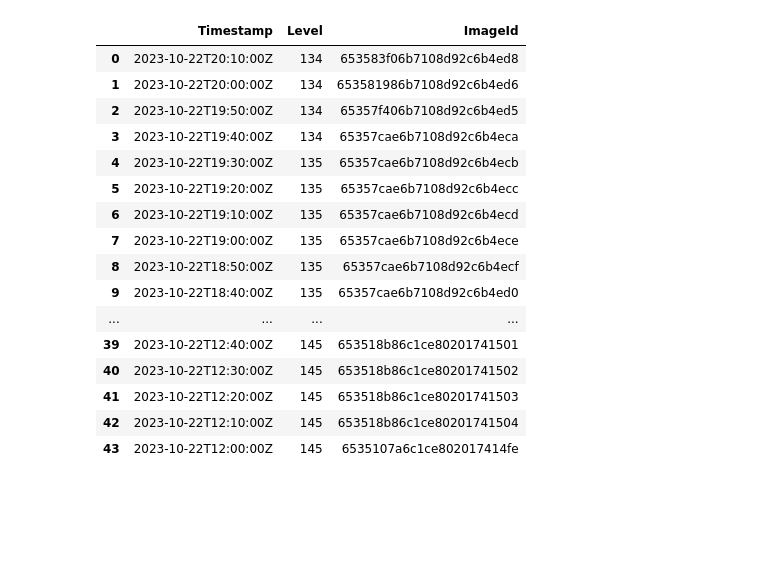
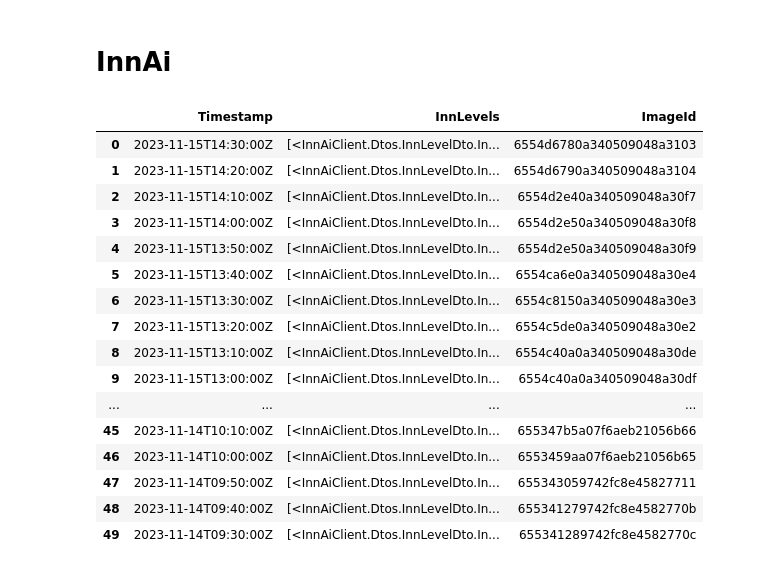
Before and after one commit to bauerjakob/innai-train, a Jupyter notebook: innai/main.ipynb, the cells around one changed output. Drawn from its saved outputs; the diff is of its cells as text; code cells hidden in the pictures; blank space fills up the shorter version.

Commit message:
Updated python client

```diff
--- a/innai/main.ipynb
+++ b/innai/main.ipynb
@@ -1 +1,3 @@
+# %% [markdown]
+# InnAi
 # %%
@@ -11,22 +7,25 @@ def LoadData() -> np.array:
+# %%
+innAiClient = InnAiClient("http://localhost:5294")
 # %%
-data = LoadData()
+data = np.array(innAiClient.GetData(50))
 
 dataFrame = pd.DataFrame.from_records([x.__dict__ for x in data])
+dataFrame
 # %% [output]
-|  | Timestamp | Level | ImageId |
-| 0 | 2023-10-22T20:10:00Z | 134 | 653583f06b7108d92c6b4ed8 |
-| 1 | 2023-10-22T20:00:00Z | 134 | 653581986b7108d92c6b4ed6 |
-| 2 | 2023-10-22T19:50:00Z | 134 | 65357f406b7108d92c6b4ed5 |
-| 3 | 2023-10-22T19:40:00Z | 134 | 65357cae6b7108d92c6b4eca |
-| 4 | 2023-10-22T19:30:00Z | 135 | 65357cae6b7108d92c6b4ecb |
-| 5 | 2023-10-22T19:20:00Z | 135 | 65357cae6b7108d92c6b4ecc |
-| 6 | 2023-10-22T19:10:00Z | 135 | 65357cae6b7108d92c6b4ecd |
-| 7 | 2023-10-22T19:00:00Z | 135 | 65357cae6b7108d92c6b4ece |
-| 8 | 2023-10-22T18:50:00Z | 135 | 65357cae6b7108d92c6b4ecf |
-| 9 | 2023-10-22T18:40:00Z | 135 | 65357cae6b7108d92c6b4ed0 |
+|  | Timestamp | InnLevels | ImageId |
+| 0 | 2023-11-15T14:30:00Z | [<InnAiClient.Dtos.InnLevelDto.In... | 6554d6780a340509048a3103 |
+| 1 | 2023-11-15T14:20:00Z | [<InnAiClient.Dtos.InnLevelDto.In... | 6554d6790a340509048a3104 |
+| 2 | 2023-11-15T14:10:00Z | [<InnAiClient.Dtos.InnLevelDto.In... | 6554d2e40a340509048a30f7 |
+| 3 | 2023-11-15T14:00:00Z | [<InnAiClient.Dtos.InnLevelDto.In... | 6554d2e50a340509048a30f8 |
+| 4 | 2023-11-15T13:50:00Z | [<InnAiClient.Dtos.InnLevelDto.In... | 6554d2e50a340509048a30f9 |
+| 5 | 2023-11-15T13:40:00Z | [<InnAiClient.Dtos.InnLevelDto.In... | 6554ca6e0a340509048a30e4 |
+| 6 | 2023-11-15T13:30:00Z | [<InnAiClient.Dtos.InnLevelDto.In... | 6554c8150a340509048a30e3 |
+| 7 | 2023-11-15T13:20:00Z | [<InnAiClient.Dtos.InnLevelDto.In... | 6554c5de0a340509048a30e2 |
+| 8 | 2023-11-15T13:10:00Z | [<InnAiClient.Dtos.InnLevelDto.In... | 6554c40a0a340509048a30de |
+| 9 | 2023-11-15T13:00:00Z | [<InnAiClient.Dtos.InnLevelDto.In... | 6554c40a0a340509048a30df |
 | ... | ... | ... | ... |
-| 39 | 2023-10-22T12:40:00Z | 145 | 653518b86c1ce80201741501 |
-| 40 | 2023-10-22T12:30:00Z | 145 | 653518b86c1ce80201741502 |
-| 41 | 2023-10-22T12:20:00Z | 145 | 653518b86c1ce80201741503 |
-| 42 | 2023-10-22T12:10:00Z | 145 | 653518b86c1ce80201741504 |
-| 43 | 2023-10-22T12:00:00Z | 145 | 6535107a6c1ce802017414fe |
+| 45 | 2023-11-14T10:10:00Z | [<InnAiClient.Dtos.InnLevelDto.In... | 655347b5a07f6aeb21056b66 |
+| 46 | 2023-11-14T10:00:00Z | [<InnAiClient.Dtos.InnLevelDto.In... | 6553459aa07f6aeb21056b65 |
+| 47 | 2023-11-14T09:50:00Z | [<InnAiClient.Dtos.InnLevelDto.In... | 655343059742fc8e45827711 |
+| 48 | 2023-11-14T09:40:00Z | [<InnAiClient.Dtos.InnLevelDto.In... | 655341279742fc8e4582770b |
+| 49 | 2023-11-14T09:30:00Z | [<InnAiClient.Dtos.InnLevelDto.In... | 655341289742fc8e4582770c |
```
Also changed, not shown: parts of 3 cells of this notebook, 4 other files.
